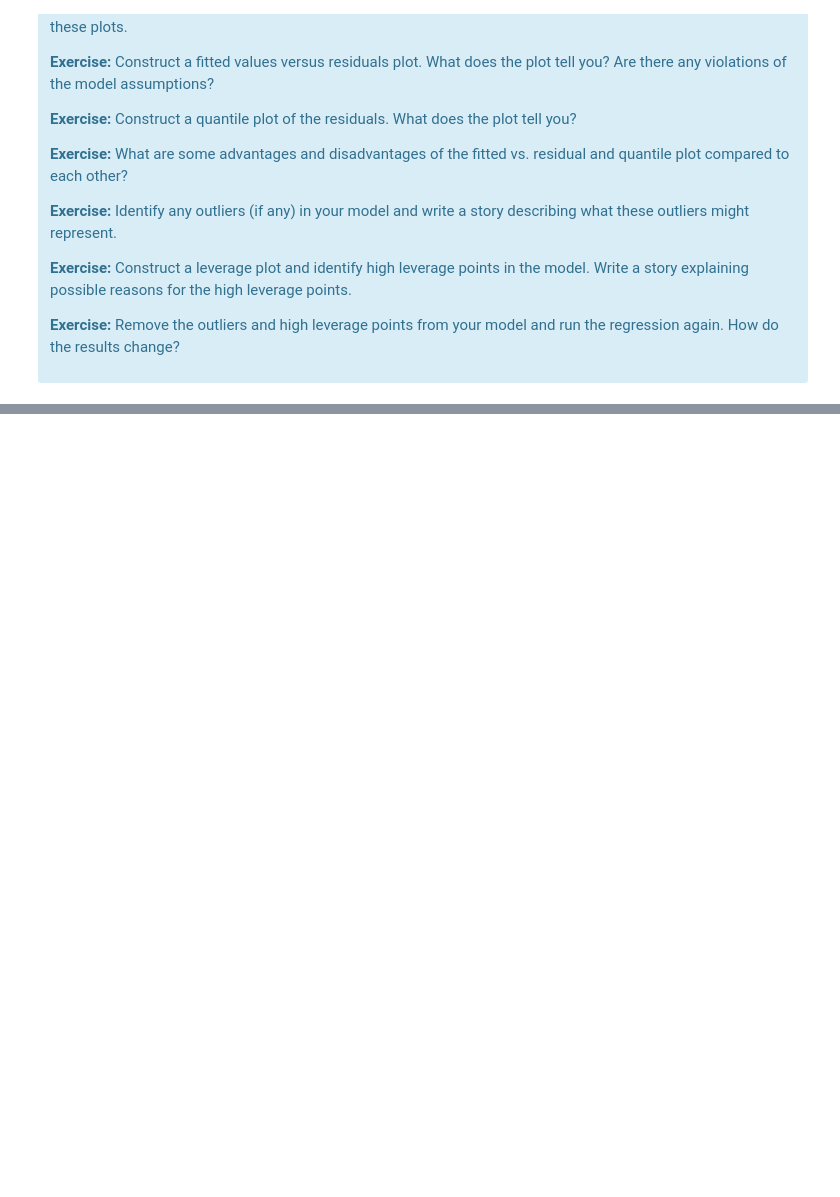
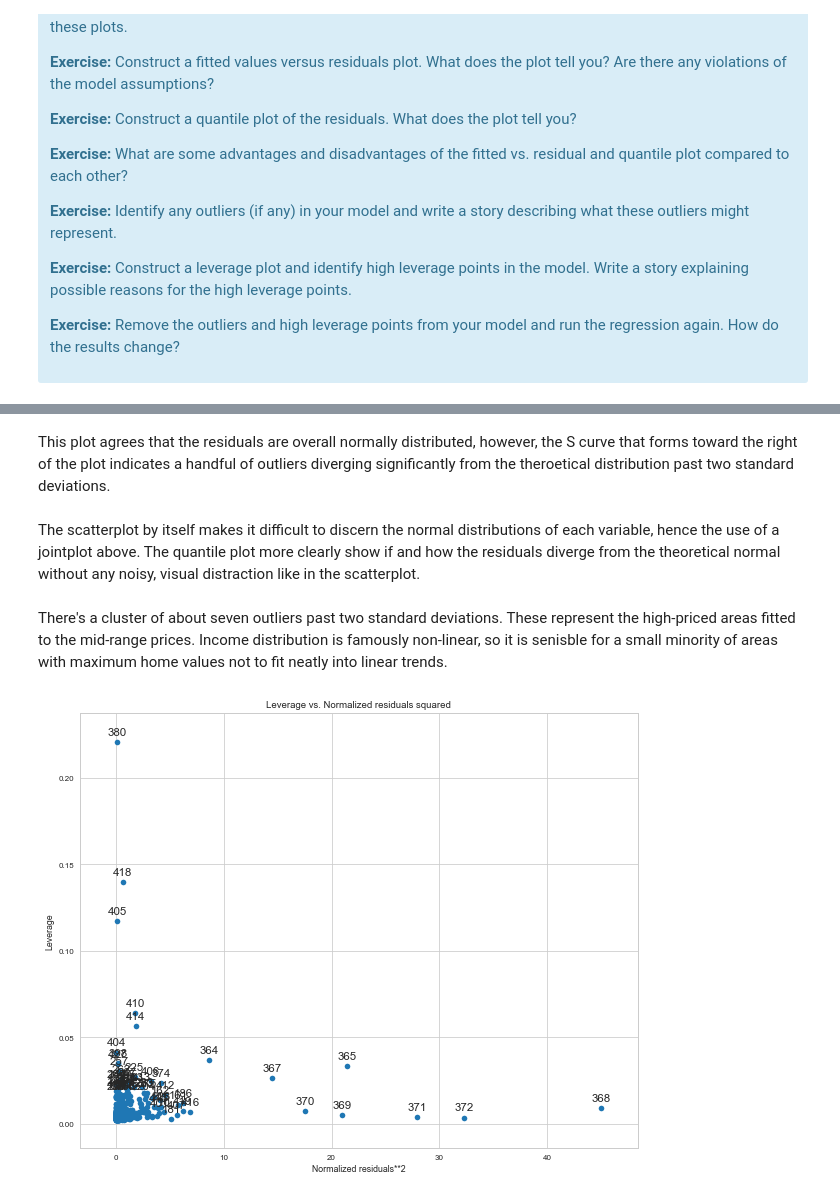
Before and after one commit to schmitzmelissa/Springboard-Mini-Projects, a Jupyter notebook: linear_regression/Mini_Project_Linear_Regression.ipynb, the cells around one changed output, grey strips where cells are left out. Saved outputs shown, nothing was run; the diff lists cells and outputs as text; code cells hidden in the pictures; blank space fills up the shorter version.

```diff
--- a/linear_regression/Mini_Project_Linear_Regression.ipynb
+++ b/linear_regression/Mini_Project_Linear_Regression.ipynb
@@ -1016,0 +1033,18 @@ There are some other issues that are important investigate with linear regressio
+# %% [markdown]
+This plot agrees that the residuals are overall normally distributed, however, the S curve that forms toward the right of the plot indicates a handful of outliers diverging significantly from the theroetical distribution past two standard deviations.
+# %% [markdown]
+The scatterplot by itself makes it difficult to discern the normal distributions of each variable, hence the use of a jointplot above. The quantile plot more clearly show if and how the residuals diverge from the theoretical normal without any noisy, visual distraction like in the scatterplot.
+# %% [markdown]
+There's a cluster of about seven outliers past two standard deviations. These represent the high-priced areas fitted to the mid-range prices. Income distribution is famously non-linear, so it is senisble for a small minority of areas with maximum home values not to fit neatly into linear trends.
+# %%
+# Construct a leverage plot and identify high leverage points in the model.
+# Write a story explaining possible reasons for the high leverage points.
+
+from statsmodels.graphics.regressionplots import *
+
+sns.set_context('paper', font_scale = 1)
+f, ax = plt.subplots(1, 1, figsize = (10,8))
+plot_leverage_resid2(lm3_ols, ax = ax)
+plt.show()
+# %% [output]
+[figure, added]
```
Also changed, not shown: parts of 8 cells of this notebook.
